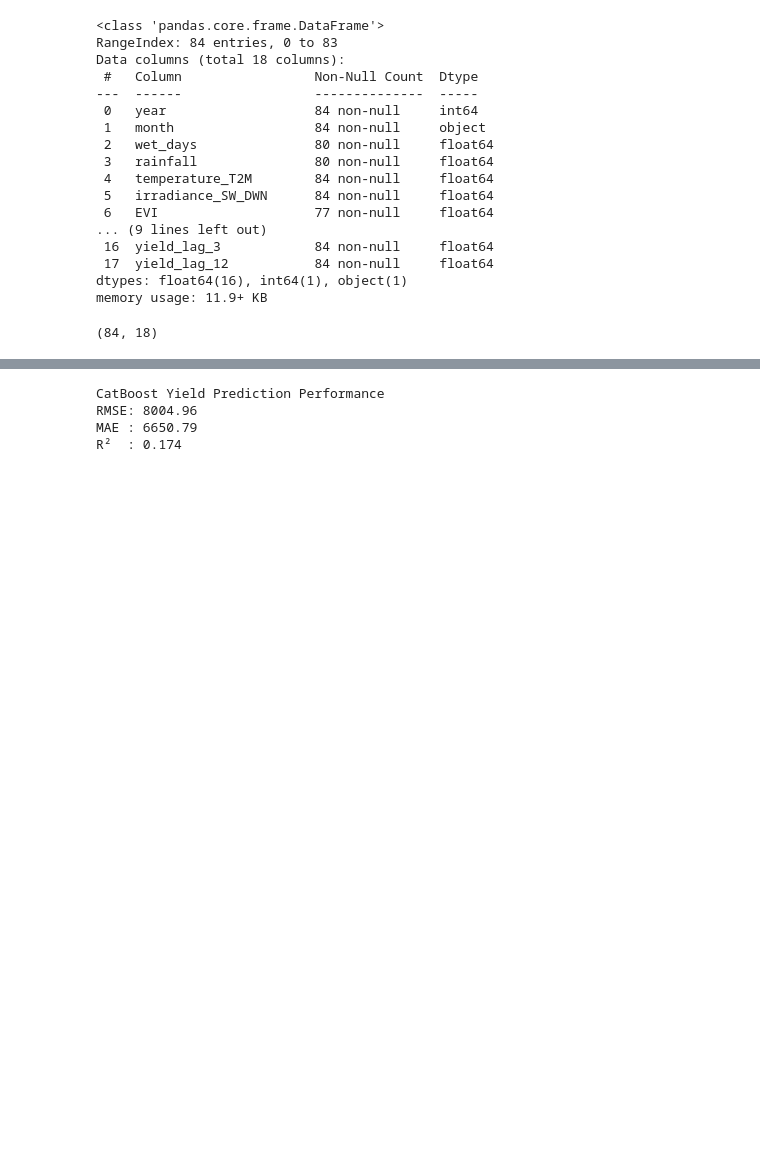
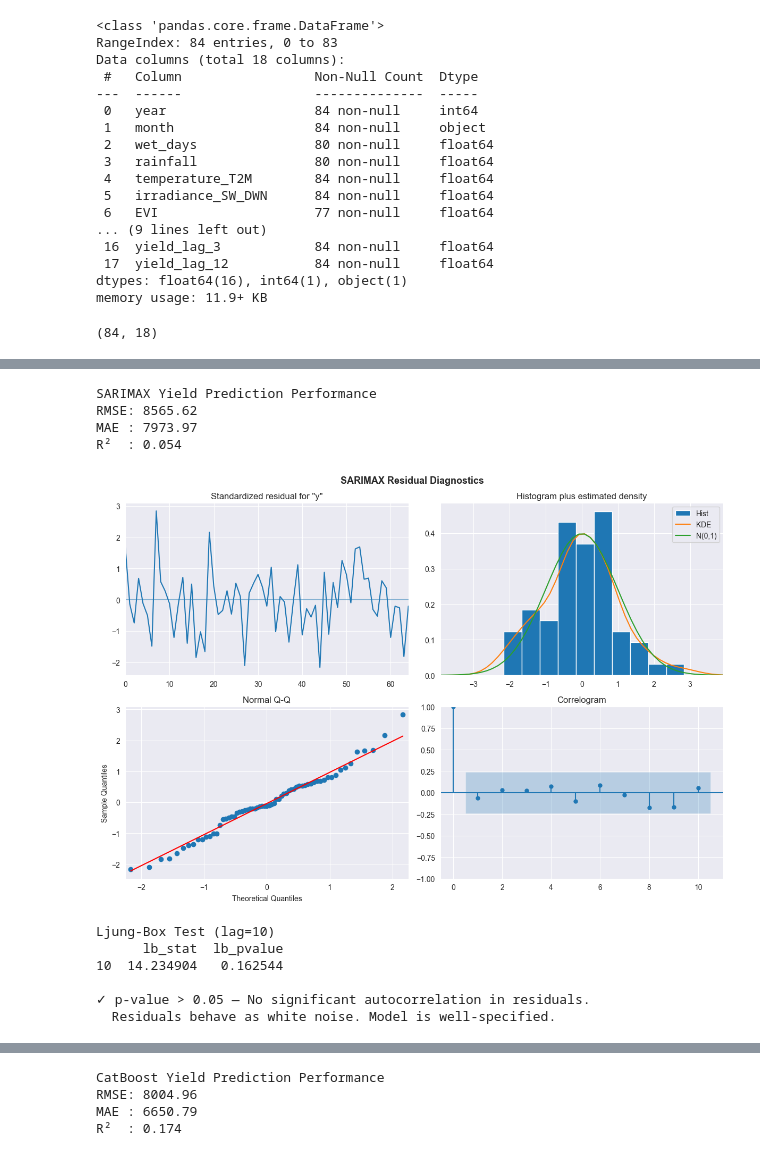
Before and after one commit to Akshatha7710/smart-tea-estate-management-system, a Jupyter notebook: Notebooks/productivityPredictionUsingSatelliteData_04.ipynb, the cells around one changed output, grey strips where cells are left out. Cells and saved outputs as stored; diff of their text form; code cells hidden in the pictures; blank space fills up the shorter version.

Commit message:
feat: add SARIMAX and Neural Network models and perform tuning

```diff
--- a/Notebooks/productivityPredictionUsingSatelliteData_04.ipynb
+++ b/Notebooks/productivityPredictionUsingSatelliteData_04.ipynb
@@ -263,0 +329,15 @@ x_test_scaled  = pd.DataFrame(x_test_scaled,  columns=features, index=x_test.ind
+# %%
+best_order          = auto_model.order
+best_seasonal_order = auto_model.seasonal_order
+
+sarimax_model = SARIMAX(
+    sarimax_train,
+    exog=exog_train,
+    order=best_order,
+    seasonal_order=best_seasonal_order,
+    enforce_stationarity=False,
+    enforce_invertibility=False
+)
+
+sarimax_result = sarimax_model.fit(disp=False)
+print(sarimax_result.summary())
@@ -263,0 +368,43 @@ x_test_scaled  = pd.DataFrame(x_test_scaled,  columns=features, index=x_test.ind
+# %%
+sarimax_rmse = np.sqrt(mean_squared_error(sarimax_test, y_pred_sarimax))
+sarimax_mae  = mean_absolute_error(sarimax_test, y_pred_sarimax)
+sarimax_r2   = r2_score(sarimax_test, y_pred_sarimax)
+
+print("SARIMAX Yield Prediction Performance")
+print(f"RMSE: {sarimax_rmse:.2f}")
+print(f"MAE : {sarimax_mae:.2f}")
+print(f"R²  : {sarimax_r2:.3f}")
+# %% [output]
+SARIMAX Yield Prediction Performance
+RMSE: 8565.62
+MAE : 7973.97
+R²  : 0.054
+# %%
+# ── SARIMAX Residual Diagnostics ──────────────────────────────────────────────
+from statsmodels.stats.diagnostic import acorr_ljungbox
+
+# Plot diagnostics (residual plot, ACF, histogram, Q-Q plot)
+sarimax_result.plot_diagnostics(figsize=(12, 8))
+plt.tight_layout()
+plt.suptitle("SARIMAX Residual Diagnostics", y=1.02, fontsize=13, fontweight='bold')
+plt.show()
+
+# Ljung-Box test — tests if residuals are white noise
+lb_test = acorr_ljungbox(sarimax_result.resid, lags=[10], return_df=True)
+print("Ljung-Box Test (lag=10)")
+print(lb_test)
+print()
+if lb_test['lb_pvalue'].values[0] > 0.05:
+    print("✓ p-value > 0.05 — No significant autocorrelation in residuals.")
+    print("  Residuals behave as white noise. Model is well-specified.")
+else:
+    print("✗ p-value ≤ 0.05 — Autocorrelation detected in residuals.")
+    print("  Consider adjusting ARIMA orders.")
+# %% [output]
+[figure, added]
+Ljung-Box Test (lag=10)
+      lb_stat  lb_pvalue
+10  14.234904   0.162544
+
+✓ p-value > 0.05 — No significant autocorrelation in residuals.
+  Residuals behave as white noise. Model is well-specified.
```
Also changed, not shown: parts of 12 cells of this notebook.
